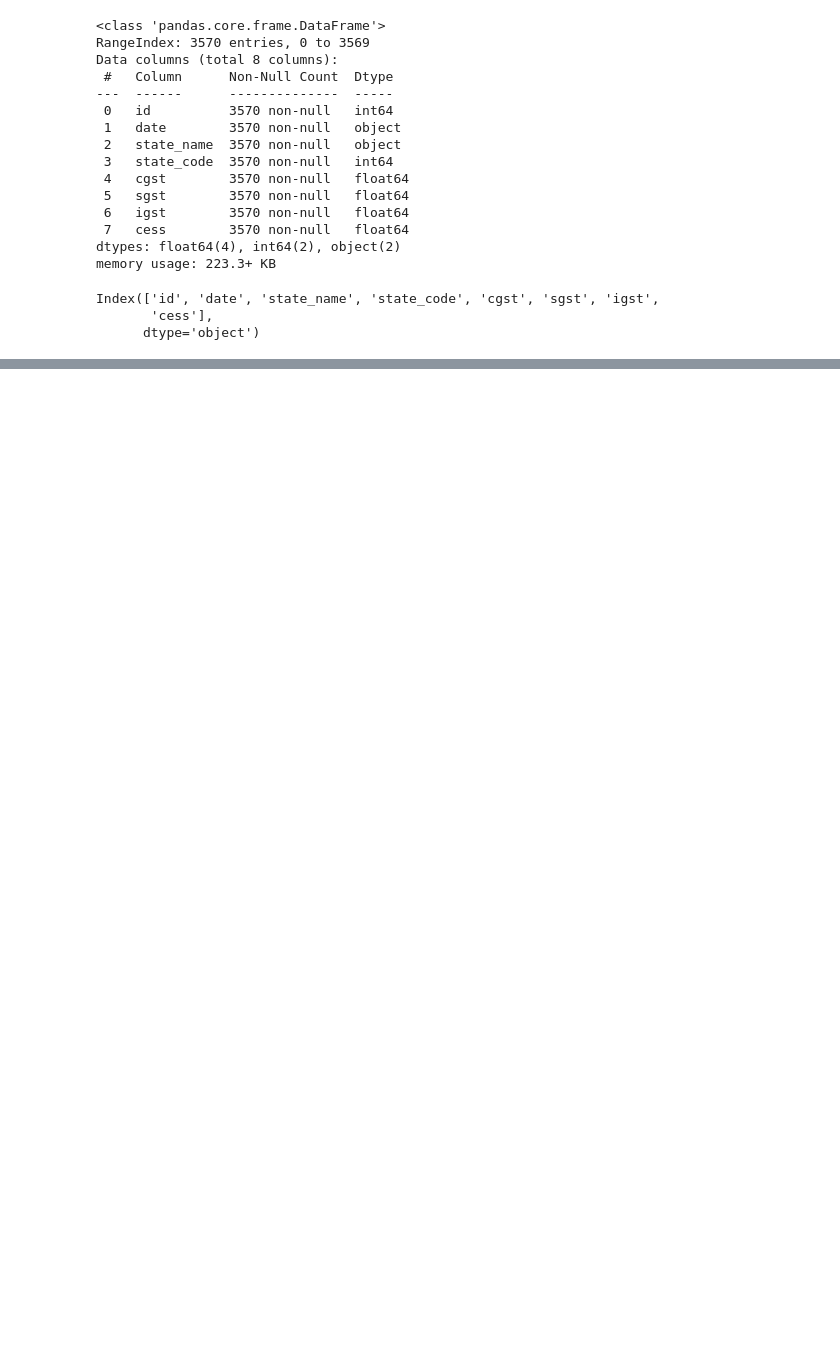
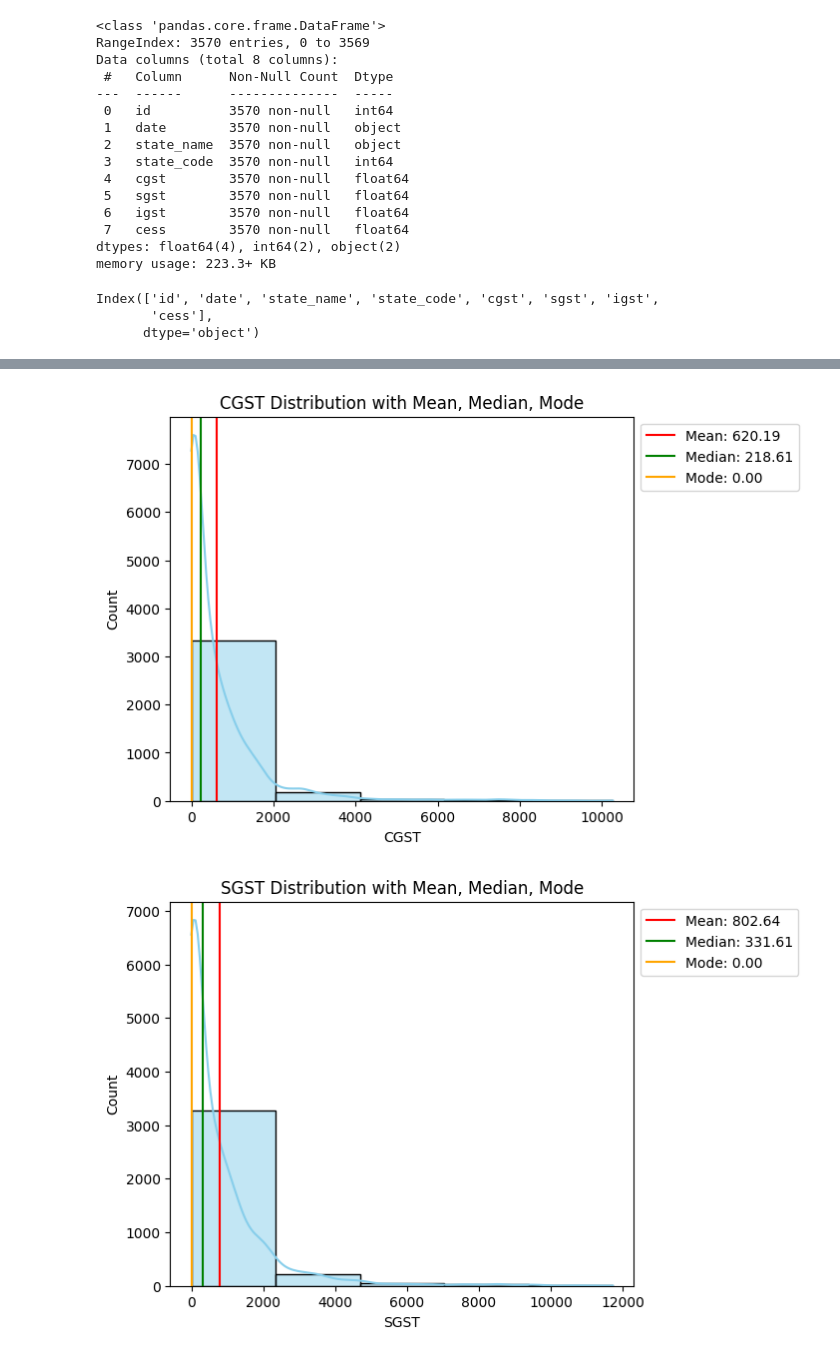
Before and after one commit to DurkadeviGanesanMCA/State-wise-GST-Revenue-Analysis-in-India-Using-Python, a Jupyter notebook: State_wise_GST_Revenue_Analysis_in_India_Using_Python.ipynb, the cells around one changed output, grey strips where cells are left out. Cells and saved outputs as stored; diff of their text form; code cells hidden in the pictures; blank space fills up the shorter version.

```diff
--- a/State_wise_GST_Revenue_Analysis_in_India_Using_Python.ipynb
+++ b/State_wise_GST_Revenue_Analysis_in_India_Using_Python.ipynb
@@ -181,0 +281,15 @@ dtype: int64
+# %%
+#Total GST Collection
+
+df['Total_GST'] = (
+    df['CGST'] +
+    df['SGST'] +
+    df['IGST'] +
+    df['CESS']
+)
+# %%
+#Extract Year
+df['Year'] = df['Date'].str.split('-').str[2]
+# %%
+#Extract Month
+df['Month'] = df['Date'].str.split('-').str[1]
@@ -181,0 +565,10 @@ dtype: int64
+# %%
+#Summary Table
+num_col = ['CGST', 'SGST', 'IGST', 'CESS', 'Total_GST']
+summary_table = pd.DataFrame({
+    'Mean': df[num_col].mean(),
+    'Median': df[num_col].median(),
+    'Mode': df[num_col].mode().iloc[0]
+})
+# Display the table
+print("MEASURE OF CENTRAL TENDENCY\n", summary_table)
@@ -181,0 +583,20 @@ dtype: int64
+# %%
+num_col = ['CGST', 'SGST', 'IGST', 'CESS', 'Total_GST']
+for col in num_col:
+    mean_val = summary_table.loc[col, 'Mean']
+    median_val = summary_table.loc[col, 'Median']
+    mode_val = summary_table.loc[col, 'Mode']
+
+    plt.figure(figsize=(6,5))
+    sns.histplot(df[col], kde=True, bins=5, color='skyblue')
+
+    plt.axvline(mean_val, color='red', label=f'Mean: {mean_val:.2f}')
+    plt.axvline(median_val, color='green', label=f'Median: {median_val:.2f}')
+    plt.axvline(mode_val, color='orange', label=f'Mode: {mode_val:.2f}')
+
+    plt.title(f'{col} Distribution with Mean, Median, Mode')
+    plt.legend(loc='upper left', bbox_to_anchor=(1,1))
+    plt.show()
+# %% [output]
+[figure, added]
+[figure, added]
```
Also changed, not shown: parts of 97 cells of this notebook.
